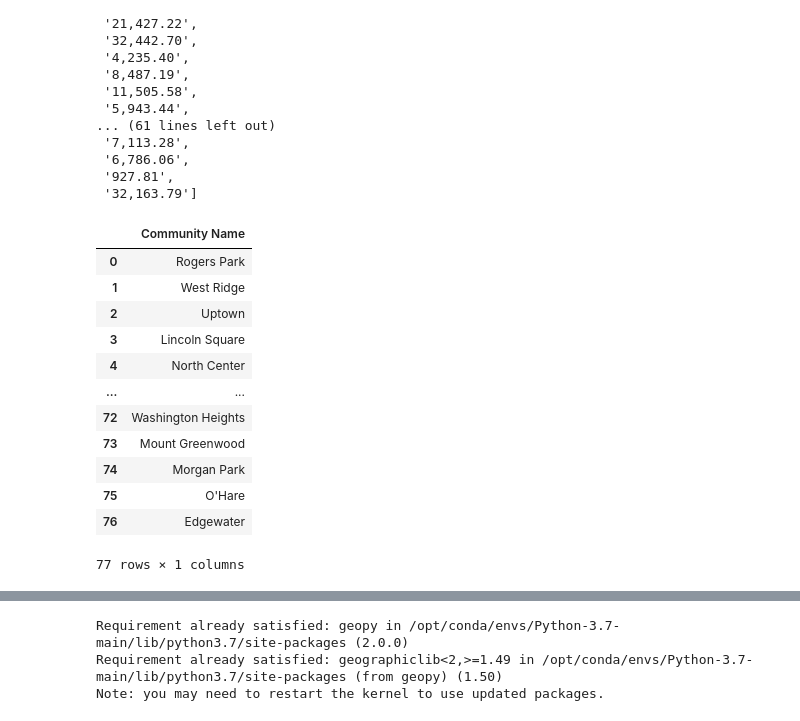
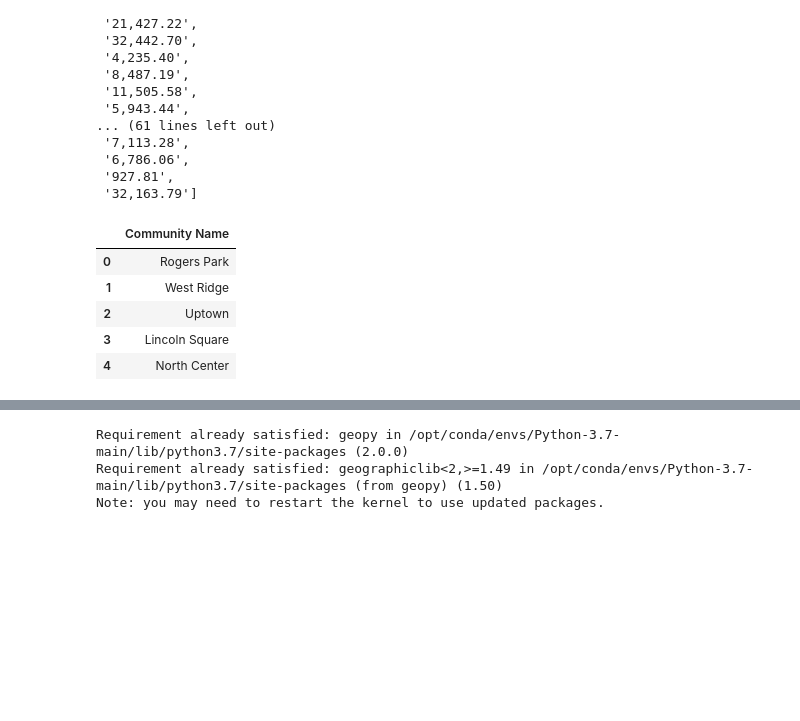
Before and after one commit to gjreig/Capstone, a Jupyter notebook: New Clustering Chicago's Community Areas.ipynb, the cells around one changed output, grey strips where cells are left out. Cells and saved outputs as stored; diff of their text form; code cells hidden in the pictures; blank space fills up the shorter version.

```diff
--- a/New Clustering Chicago's Community Areas.ipynb
+++ b/New Clustering Chicago's Community Areas.ipynb
@@ -86,19 +88,12 @@ B
 # %%
 df=pd.DataFrame(A,columns=['Community Name'])
 # %%
-df
+df.head()
 # %% [output]
 |  | Community Name |
 | 0 | Rogers Park |
 | 1 | West Ridge |
 | 2 | Uptown |
 | 3 | Lincoln Square |
 | 4 | North Center |
-| ... | ... |
-| 72 | Washington Heights |
-| 73 | Mount Greenwood |
-| 74 | Morgan Park |
-| 75 | O'Hare |
-| 76 | Edgewater |
-77 rows × 1 columns
 # %%
```
Also changed, not shown: parts of 28 cells of this notebook.
